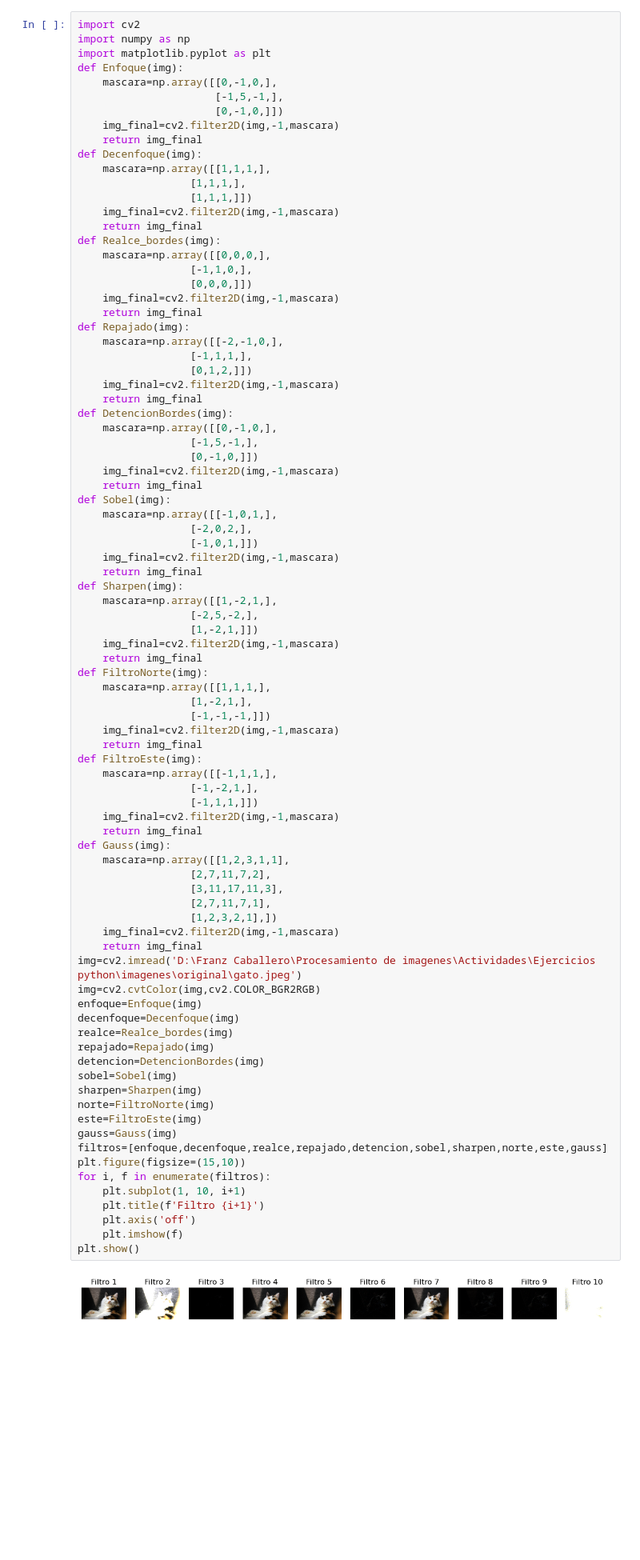
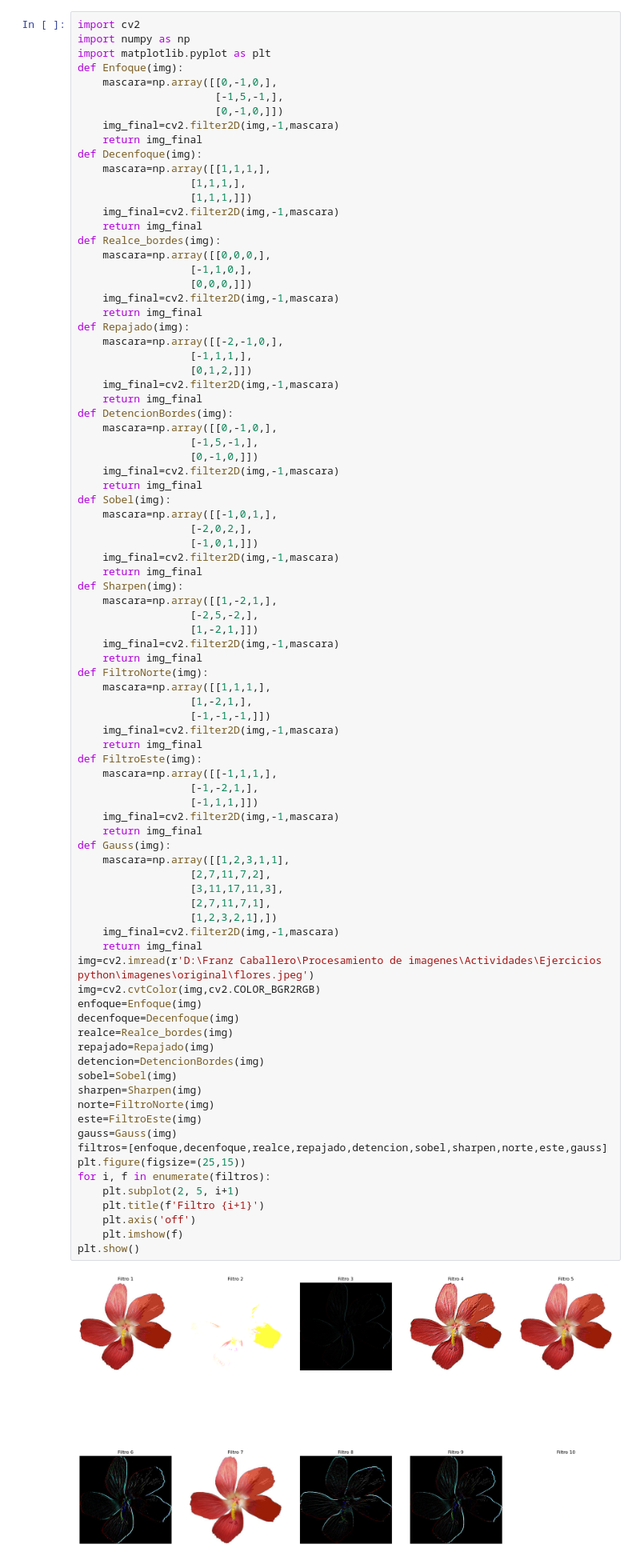
Before and after one commit to FcCaba/Procesamiento-De-Imagenes, a Jupyter notebook: unidad2/convolucion.ipynb, the cells around one changed output. Shown at 80% size. Saved outputs shown, nothing was run; the diff lists cells and outputs as text; blank space fills up the shorter version.

```diff
--- a/unidad2/convolucion.ipynb
+++ b/unidad2/convolucion.ipynb
@@ -113,34 +113,34 @@ def FiltroEste(img):
                   [-1,-2,1,],
                   [-1,1,1,]])
     img_final=cv2.filter2D(img,-1,mascara)
     return img_final
 def Gauss(img):
     mascara=np.array([[1,2,3,1,1],
                   [2,7,11,7,2],
                   [3,11,17,11,3],
                   [2,7,11,7,1],
                   [1,2,3,2,1],])
     img_final=cv2.filter2D(img,-1,mascara)
     return img_final
-img=cv2.imread('D:\Franz Caballero\Procesamiento de imagenes\Actividades\Ejercicios python\imagenes\original\gato.jpeg')
+img=cv2.imread(r'D:\Franz Caballero\Procesamiento de imagenes\Actividades\Ejercicios python\imagenes\original\flores.jpeg')
 img=cv2.cvtColor(img,cv2.COLOR_BGR2RGB)
 enfoque=Enfoque(img)
 decenfoque=Decenfoque(img)
 realce=Realce_bordes(img)
 repajado=Repajado(img)
 detencion=DetencionBordes(img)
 sobel=Sobel(img)
 sharpen=Sharpen(img)
 norte=FiltroNorte(img)
 este=FiltroEste(img)
 gauss=Gauss(img)
 filtros=[enfoque,decenfoque,realce,repajado,detencion,sobel,sharpen,norte,este,gauss]
-plt.figure(figsize=(15,10))
+plt.figure(figsize=(25,15))
 for i, f in enumerate(filtros):
-    plt.subplot(1, 10, i+1)
+    plt.subplot(2, 5, i+1)
     plt.title(f'Filtro {i+1}')
     plt.axis('off')
     plt.imshow(f)
 plt.show()
 # %% [output]
-[figure, old version]
+[figure, new version]
```
